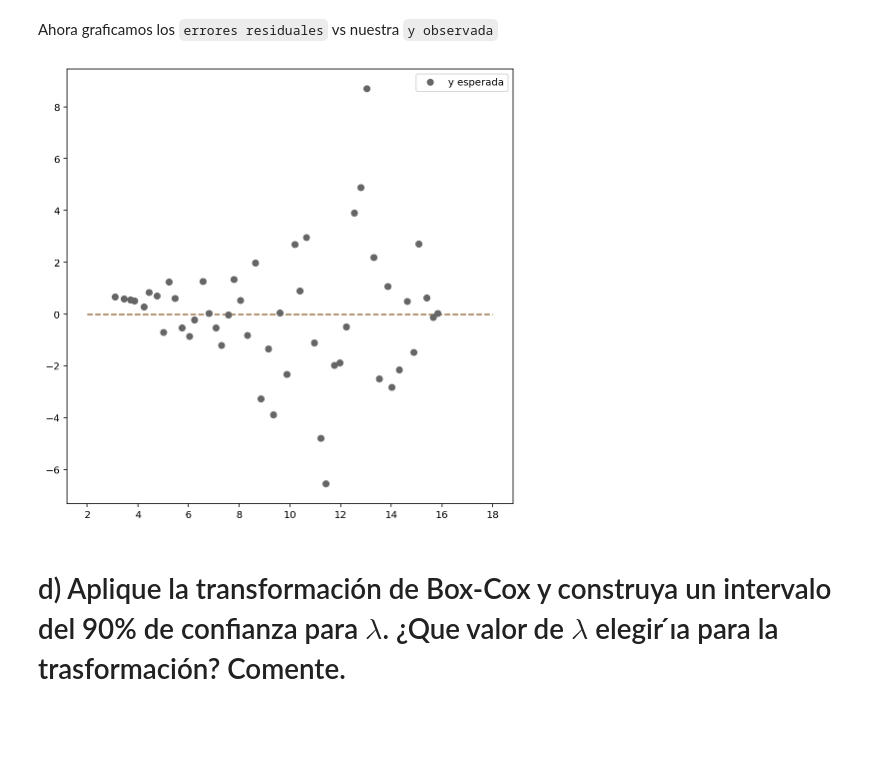
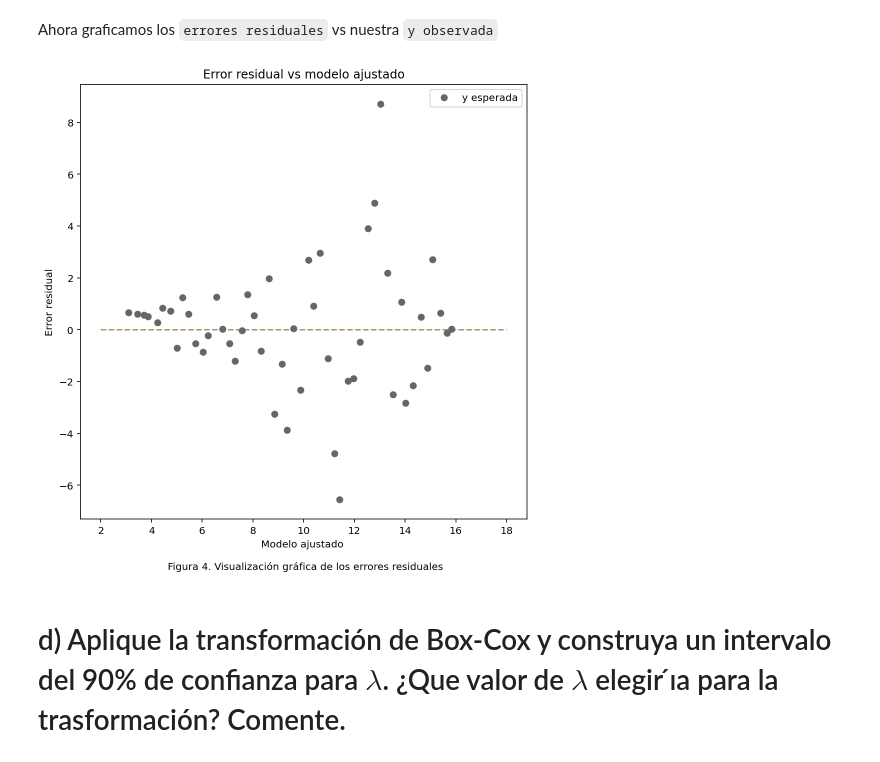
Before and after one commit to cegm/EA2-Entregables, a Jupyter notebook: Controles/Control 2/Control_2_moni.ipynb, the cells around one changed output. Saved outputs shown, nothing was run; the diff lists cells and outputs as text; code cells hidden in the pictures; blank space fills up the shorter version.

```diff
--- a/Controles/Control 2/Control_2_moni.ipynb
+++ b/Controles/Control 2/Control_2_moni.ipynb
@@ -98,6 +119,6 @@ pretty_columns = ["Consumo eléctrico [kW/h]",
                   "Transformación de Consumo de agua [m$^2$/mes]",
                   "Ajuste lineal (respuesta transformada)"]
 
-scatter_fit_plot(df, 'Consumo de electricidad', 'Consumo de agua')
+# scatter_fit_plot(df, 'Consumo de electricidad', 'Consumo de agua')
 # %% [output]
 [figure]
@@ -195,17 +185,17 @@ Ahora graficamos los `errores residuales` vs nuestra `y observada`
 # %%
 fig, ax = plt.subplots(figsize=(8,8))
 ax.plot(y_esperada, error_residual, 'o', color='#666666', label="y esperada")
 ax.hlines(0,2,18, linestyles='dashed' , color='#B29571')
 # ax.fill_between(x, df['Consumo de agua'])
 # ax.fill_between(x, df['Consumo de electricidad'])
 # ax.axis('equal')
 
-# plt.title('Consumo de agua y electricidad de cada observación')
-# plt.xlabel('Número de observación \n\n Figura 1. Consumo de agua medida en m^2/mes y consumo de electricidad medido en kw/hr')
-# plt.ylabel('Consumo de agua y electricidad')
+plt.title('Error residual vs modelo ajustado')
+plt.xlabel('Modelo ajustado \n\n Figura 4. Visualización gráfica de los errores residuales')
+plt.ylabel('Error residual')
 leg = ax.legend()
 # %% [output]
-[figure, old version]
+[figure, new version]
 # %% [markdown]
 # d) Aplique la transformación de Box-Cox y construya un intervalo del 90% de confianza para $\lambda$. ¿Que valor de $\lambda$ elegir ́ıa para la trasformación? Comente.
 # %% [markdown]
```
Also changed, not shown: parts of 8 cells of this notebook.
